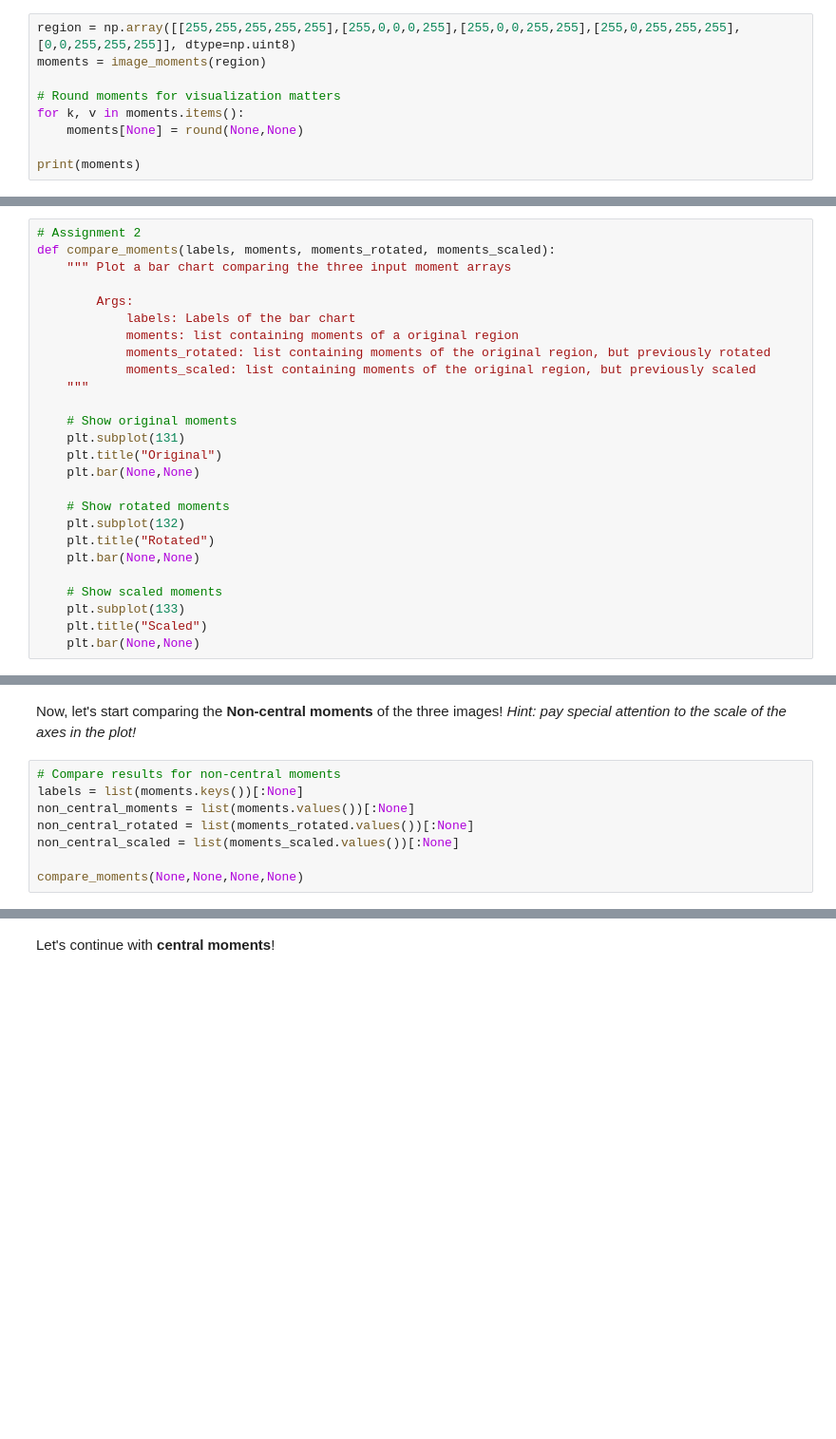
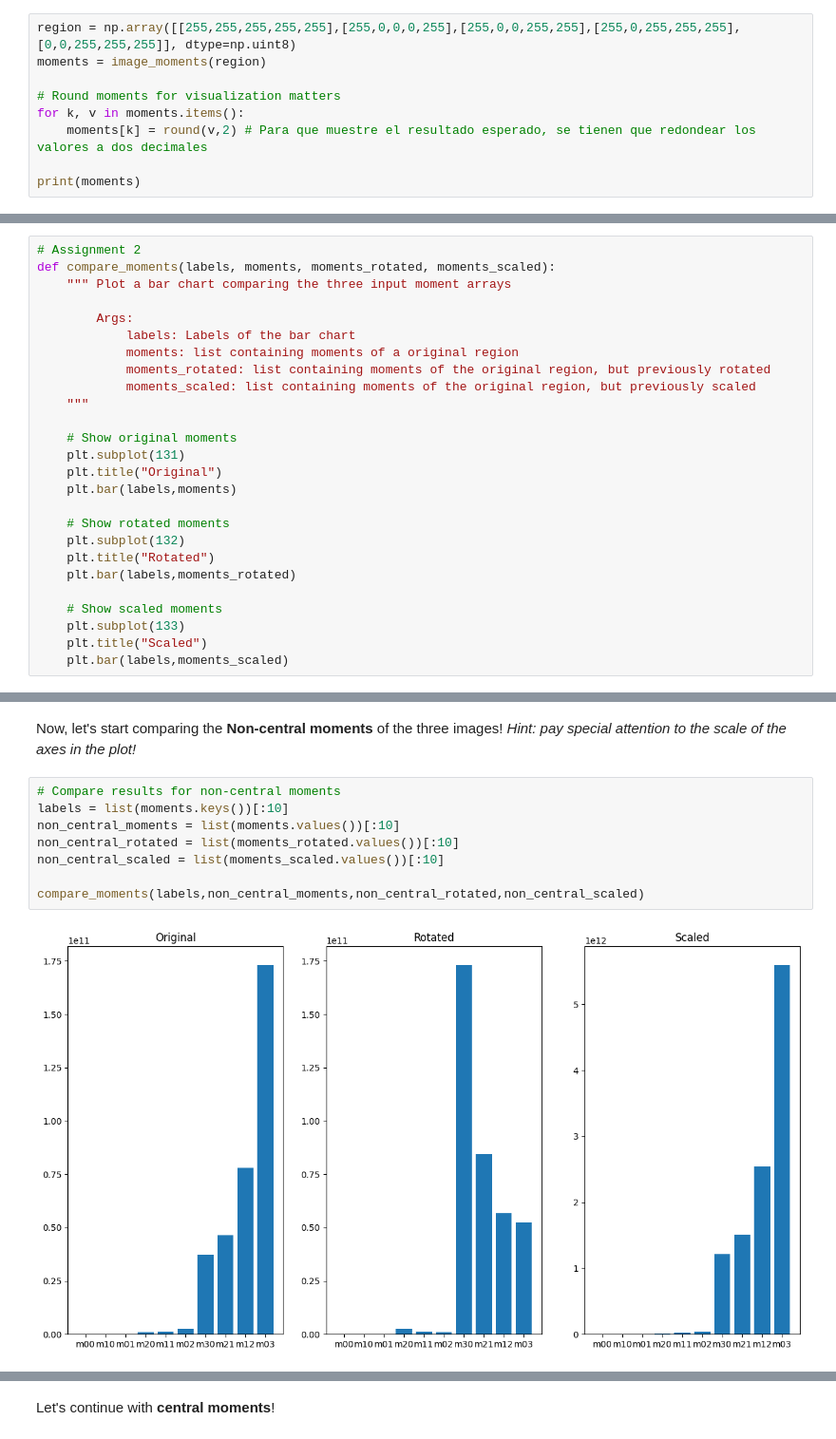
Before and after one commit to angelfdezcivila/uma_cv_2023, a Jupyter notebook: Chapter 06. Region Description/6.2 Region-content description.ipynb, the cells around one changed output, grey strips where cells are left out. Shown at 95% size. Cells and saved outputs as stored; diff of their text form; blank space fills up the shorter version.

```diff
--- a/Chapter 06. Region Description/6.2 Region-content description.ipynb
+++ b/Chapter 06. Region Description/6.2 Region-content description.ipynb
@@ -114,6 +114,6 @@ moments = image_moments(region)
 
 # Round moments for visualization matters
 for k, v in moments.items():
-    moments[None] = round(None,None)
+    moments[k] = round(v,2) # Para que muestre el resultado esperado, se tienen que redondear los valores a dos decimales
 
 print(moments)
@@ -209,17 +230,17 @@ def compare_moments(labels, moments, moments_rotated, moments_scaled):
     # Show original moments
     plt.subplot(131)
     plt.title("Original")
-    plt.bar(None,None)
+    plt.bar(labels,moments)
 
     # Show rotated moments
     plt.subplot(132)
     plt.title("Rotated")
-    plt.bar(None,None)
+    plt.bar(labels,moments_rotated)
 
     # Show scaled moments
     plt.subplot(133)
     plt.title("Scaled")
-    plt.bar(None,None)
+    plt.bar(labels,moments_scaled)
 # %% [markdown]
 We are going to separately analyze the invariance of:
 - the **non-central** (first 10 values of moment dictionary),
@@ -262,12 +285,14 @@ plt.imshow(None, None);
 Now, let's start comparing the **Non-central moments** of the three images! *Hint: pay special attention to the scale of the axes in the plot!*
 # %%
 # Compare results for non-central moments
-labels = list(moments.keys())[:None]
-non_central_moments = list(moments.values())[:None]
-non_central_rotated = list(moments_rotated.values())[:None]
-non_central_scaled = list(moments_scaled.values())[:None]
+labels = list(moments.keys())[:10]
+non_central_moments = list(moments.values())[:10]
+non_central_rotated = list(moments_rotated.values())[:10]
+non_central_scaled = list(moments_scaled.values())[:10]
 
-compare_moments(None,None,None,None)
+compare_moments(labels,non_central_moments,non_central_rotated,non_central_scaled)
+# %% [output]
+[figure, added]
 # %% [markdown]
 ### <font color="blue"><b><i>Thinking about it (1)</i></b></font>
 
```
Also changed, not shown: parts of 21 cells of this notebook, 1 other file.
